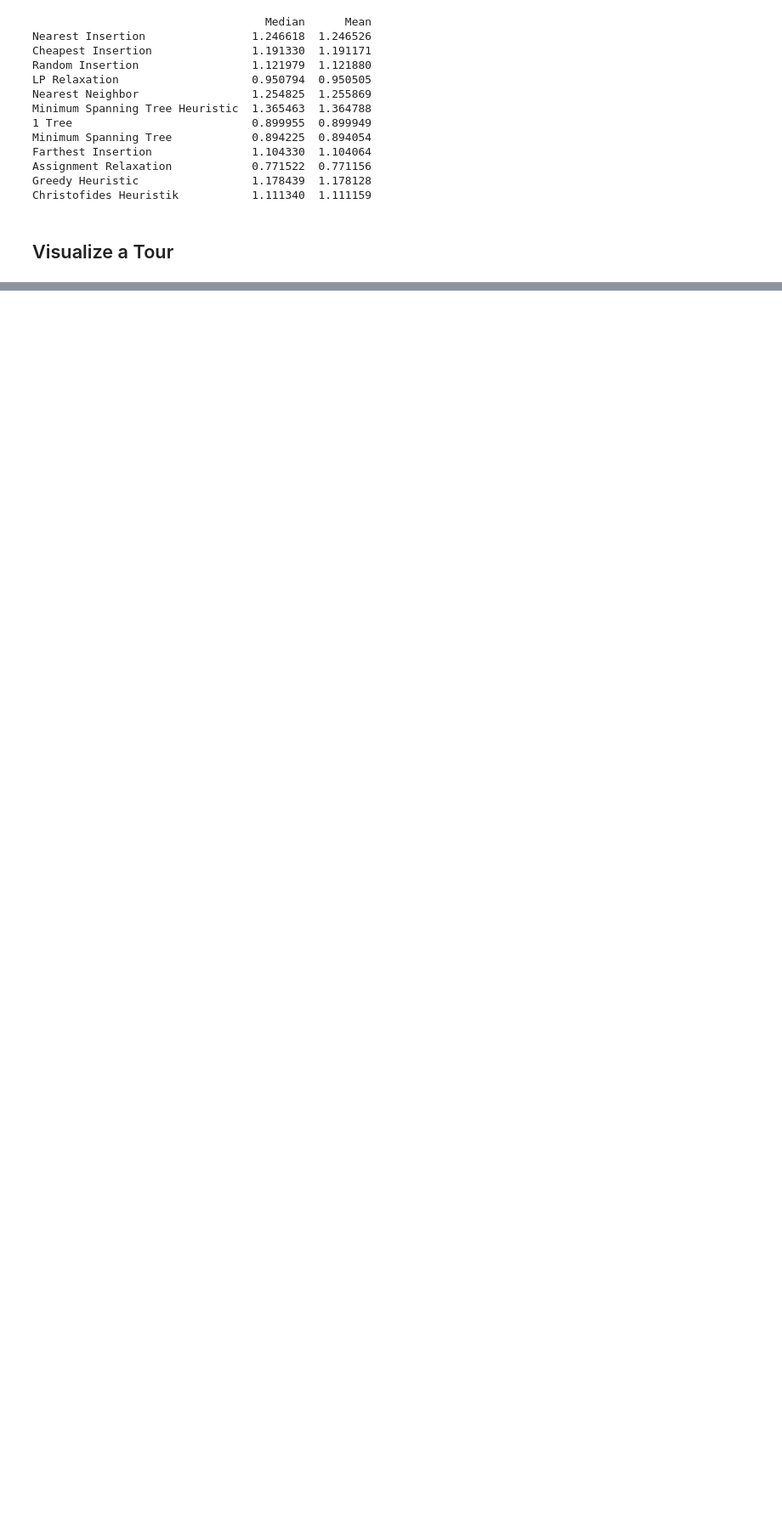
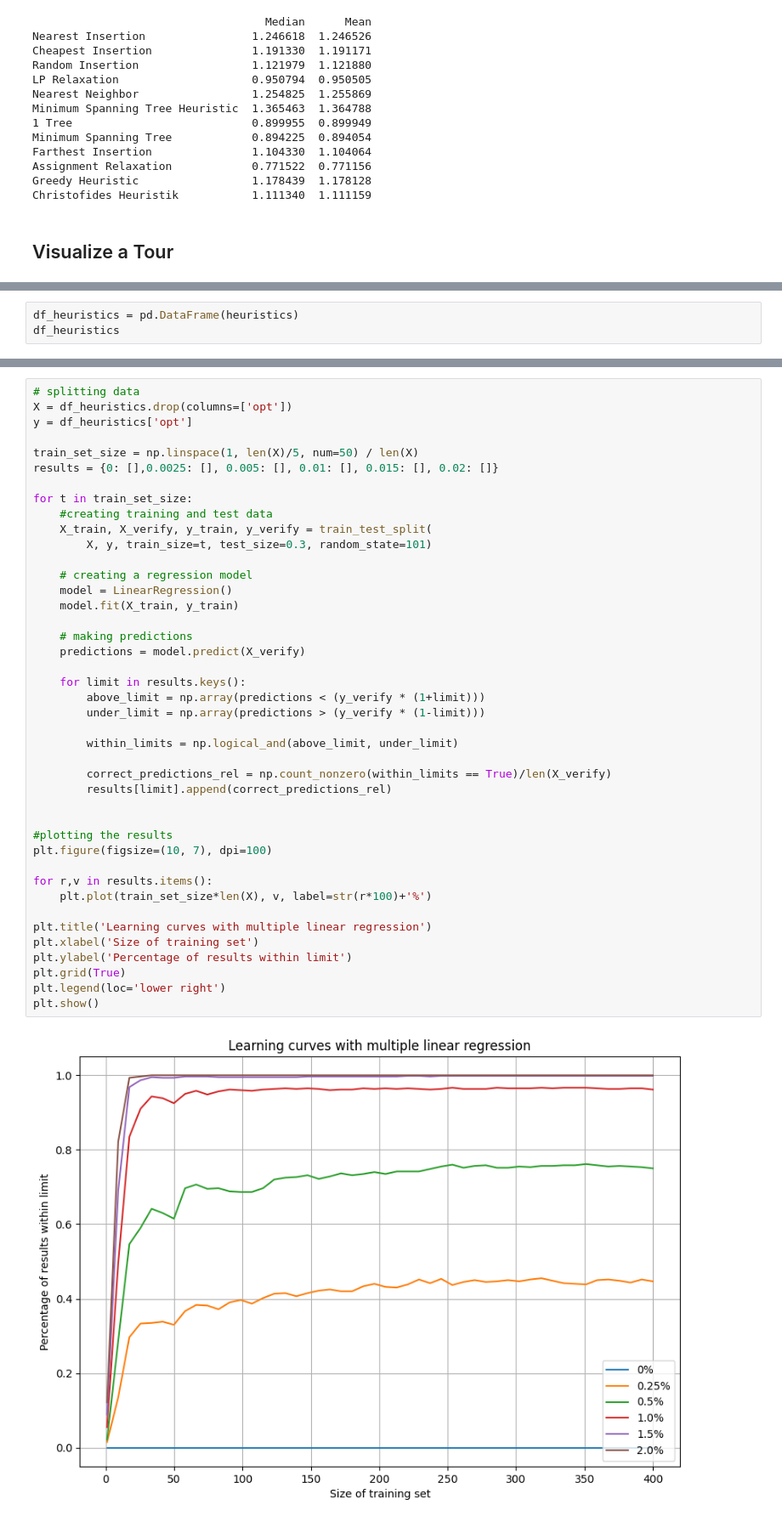
Before and after one commit to paulbrenker/decision-tsp, a Jupyter notebook: heuristics.ipynb, the cells around one changed output, grey strips where cells are left out. Shown at 85% size. Cells and saved outputs as stored; diff of their text form; blank space fills up the shorter version.

```diff
--- a/heuristics.ipynb
+++ b/heuristics.ipynb
@@ -172,0 +221,3 @@ TypeError: 'NoneType' object is not iterable
+# %%
+df_heuristics = pd.DataFrame(heuristics)
+df_heuristics
@@ -172,0 +238,44 @@ TypeError: 'NoneType' object is not iterable
+# %%
+# splitting data
+X = df_heuristics.drop(columns=['opt'])
+y = df_heuristics['opt']
+
+train_set_size = np.linspace(1, len(X)/5, num=50) / len(X)
+results = {0: [],0.0025: [], 0.005: [], 0.01: [], 0.015: [], 0.02: []}
+
+for t in train_set_size:
+    #creating training and test data
+    X_train, X_verify, y_train, y_verify = train_test_split(
+        X, y, train_size=t, test_size=0.3, random_state=101)
+
+    # creating a regression model
+    model = LinearRegression()
+    model.fit(X_train, y_train)
+
+    # making predictions
+    predictions = model.predict(X_verify)
+
+    for limit in results.keys():
+        above_limit = np.array(predictions < (y_verify * (1+limit)))
+        under_limit = np.array(predictions > (y_verify * (1-limit)))
+
+        within_limits = np.logical_and(above_limit, under_limit)
+
+        correct_predictions_rel = np.count_nonzero(within_limits == True)/len(X_verify)
+        results[limit].append(correct_predictions_rel)
+
+
+#plotting the results
+plt.figure(figsize=(10, 7), dpi=100)
+
+for r,v in results.items():
+    plt.plot(train_set_size*len(X), v, label=str(r*100)+'%')
+
+plt.title('Learning curves with multiple linear regression')
+plt.xlabel('Size of training set')
+plt.ylabel('Percentage of results within limit')
+plt.grid(True)
+plt.legend(loc='lower right')
+plt.show()
+# %% [output]
+[figure, added]
```
Also changed, not shown: parts of 7 cells of this notebook.
